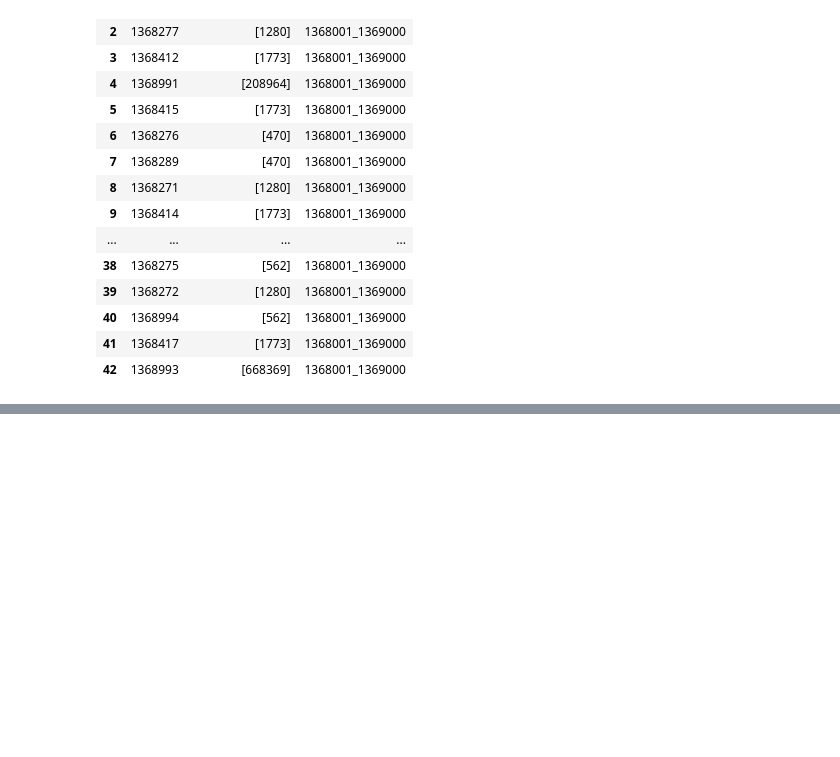
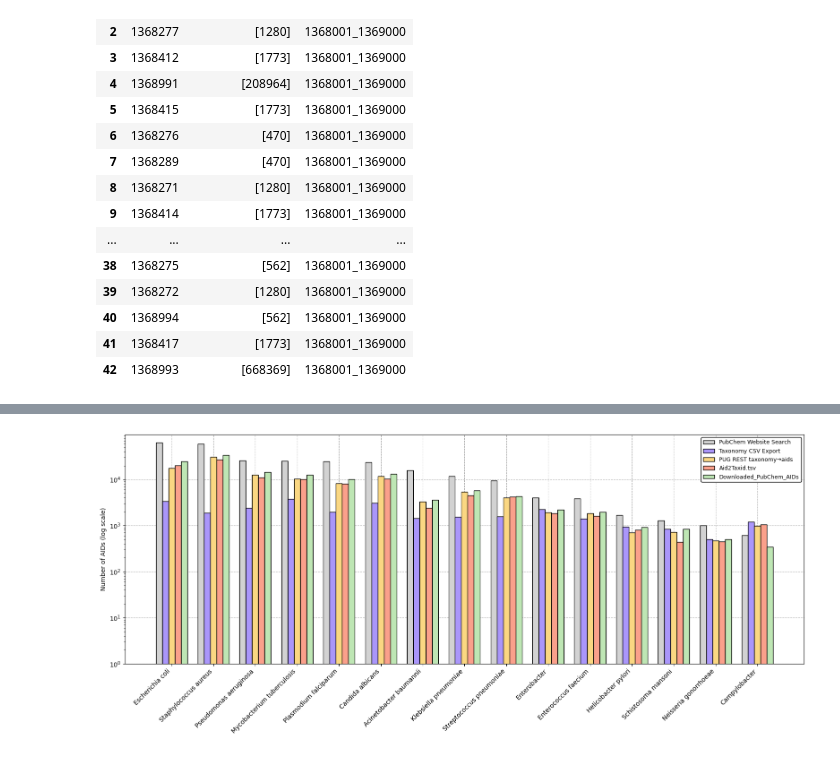
Before and after one commit to ersilia-os/pubchem-antimicrobial-tasks, a Jupyter notebook: notebooks/03_Filtering_pathogen_bioassays.ipynb, the cells around one changed output, grey strips where cells are left out. Drawn from its saved outputs; the diff is of its cells as text; code cells hidden in the pictures; blank space fills up the shorter version.

Commit message:
summary_by_pathogen

```diff
--- a/notebooks/03_Filtering_pathogen_bioassays.ipynb
+++ b/notebooks/03_Filtering_pathogen_bioassays.ipynb
@@ -247,0 +349,4 @@ def process_description_zip(zip_path, target_taxid_set):
+# %%
+# Load filtered Description results
+df_descr = pd.read_csv(DATA_PROCESSED / "filtered_assays_description_results.csv")
+df_descr.head()
@@ -247,0 +411,16 @@ def process_description_zip(zip_path, target_taxid_set):
+# %%
+summary_by_pathogen = pd.read_csv(DATA_PROCESSED / "summary_by_pathogen.csv")
+
+summary_by_pathogen = summary_by_pathogen.merge(
+    summary_descr, on="Pathogen", how="left"
+)
+summary_by_pathogen["Downloaded_PubChem_AIDs"] = summary_by_pathogen["Downloaded_PubChem_AIDs"].fillna(0)
+
+first_column = ['Pathogen','PubChem_Web_AIDs']
+other_columns = [c for c in summary_by_pathogen.columns if c not in first_column]
+summary_by_pathogen = summary_by_pathogen[first_column + other_columns]
+
+filepath = DATA_PROCESSED / "summary_by_pathogen.csv"
+summary_by_pathogen.to_csv(filepath, index=False)
+
+summary_by_pathogen
@@ -247,0 +444,49 @@ def process_description_zip(zip_path, target_taxid_set):
+# %%
+# Extract arrays
+labels           = summary_by_pathogen["Pathogen"].values
+PubChem_Web_AIDs = summary_by_pathogen["PubChem_Web_AIDs"].values
+Taxonomy_AIDs    = summary_by_pathogen["Taxonomy_AIDs"].values
+PUGREST_AIDs     = summary_by_pathogen["PUGREST_AIDs"].values
+Aid2Taxid_AIDs   = summary_by_pathogen["Aid2Taxid_AIDs"].values
+Downloaded_PubChem_AIDs = summary_by_pathogen["Downloaded_PubChem_AIDs"].values   # NEW
+
+N = len(labels)
+x = np.arange(N)
+
+bar_width = 0.15   # fit 5 bars
+
+plt.figure(figsize=(16, 7))
+
+# 1. PubChem Web UI
+plt.bar(x - 2*bar_width, PubChem_Web_AIDs, width=bar_width,
+        color="#D2D2D2", ec="black", zorder=2, label="PubChem Website Search")
+
+# 2. Taxonomy CSV
+plt.bar(x - bar_width, Taxonomy_AIDs, width=bar_width,
+        color="#AA96FA", ec="black", zorder=2, label="Taxonomy CSV Export")
+
+# 3. PUG REST
+plt.bar(x, PUGREST_AIDs, width=bar_width,
+        color="#FAD782", ec="black", zorder=2, label="PUG REST taxonomy→aids")
+
+# 4. Aid2Taxid.tsv
+plt.bar(x + bar_width, Aid2Taxid_AIDs, width=bar_width,
+        color="#FAA08B", ec="black", zorder=2, label="Aid2Taxid.tsv")
+
+# 5. Downloaded_PubChem_AIDs
+plt.bar(x + 2*bar_width, Downloaded_PubChem_AIDs, width=bar_width,
+        color="#BEE6B4", ec="black", zorder=2, label="Downloaded_PubChem_AIDs")
+
+plt.yscale("log")
+plt.ylim([1, PubChem_Web_AIDs.max() * 1.5])
+
+plt.xticks(x, labels, rotation=45, ha="right")
+plt.ylabel("Number of AIDs (log scale)")
+
+plt.grid(linestyle="--", zorder=1)
+plt.legend(loc="upper right", framealpha=1, edgecolor="k", prop={"size": 9})
+
+plt.tight_layout()
+plt.show()
+# %% [output]
+[figure, added]
```
Also changed, not shown: parts of 9 cells of this notebook, 1 other file.
